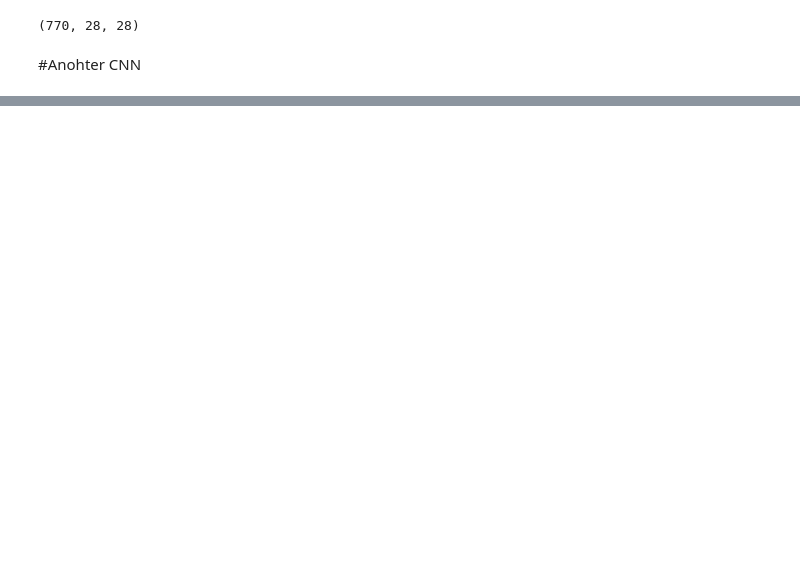
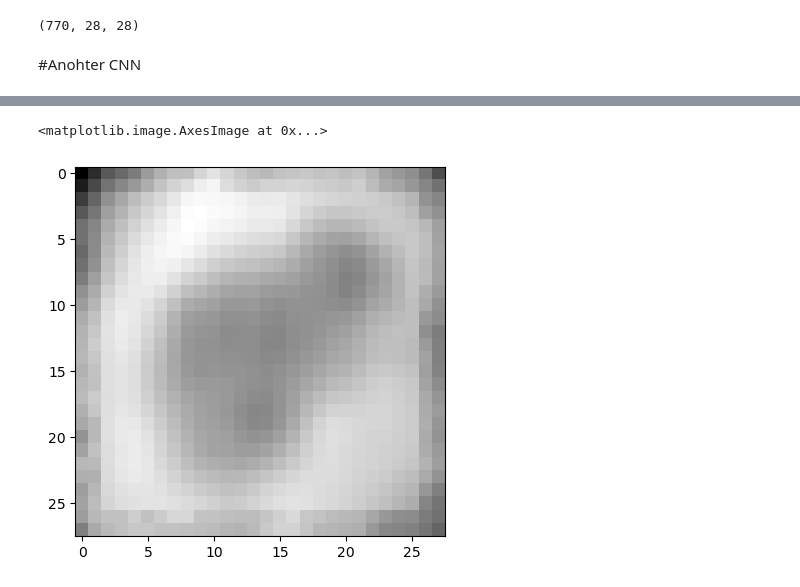
Before and after one commit to mlaversi/ProjetMachineLearningFinAnn-e, a Jupyter notebook: Performance.ipynb, the cells around one changed output, grey strips where cells are left out. Saved outputs shown, nothing was run; the diff lists cells and outputs as text; code cells hidden in the pictures; blank space fills up the shorter version.

```diff
--- a/Performance.ipynb
+++ b/Performance.ipynb
@@ -357,0 +347,6 @@ weighted avg       0.46      0.44      0.45       231
+# %%
+filtered_img = wiener(image_test, (5, 5))
+plt.imshow(filtered_img, cmap = 'gray')
+# %% [output]
+<matplotlib.image.AxesImage at 0x...>
+[figure, added]
```
Also changed, not shown: parts of 17 cells of this notebook, 4 other files.
